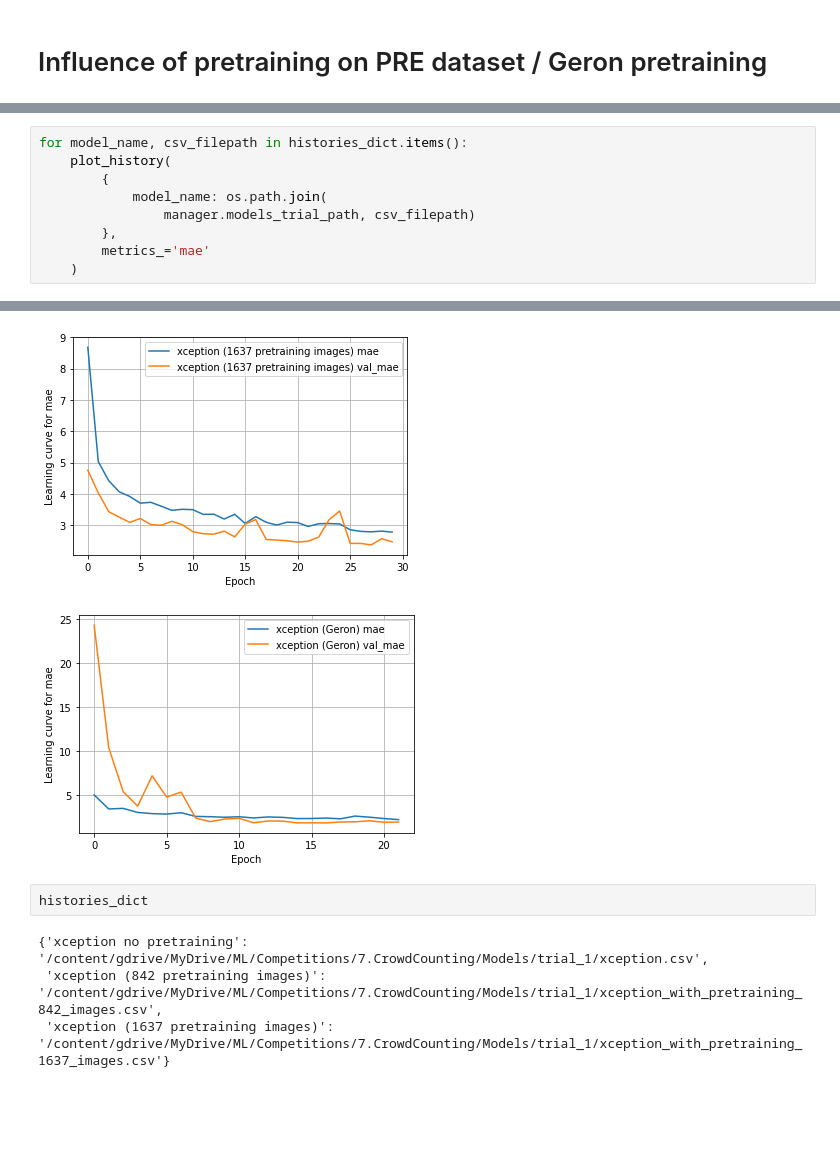
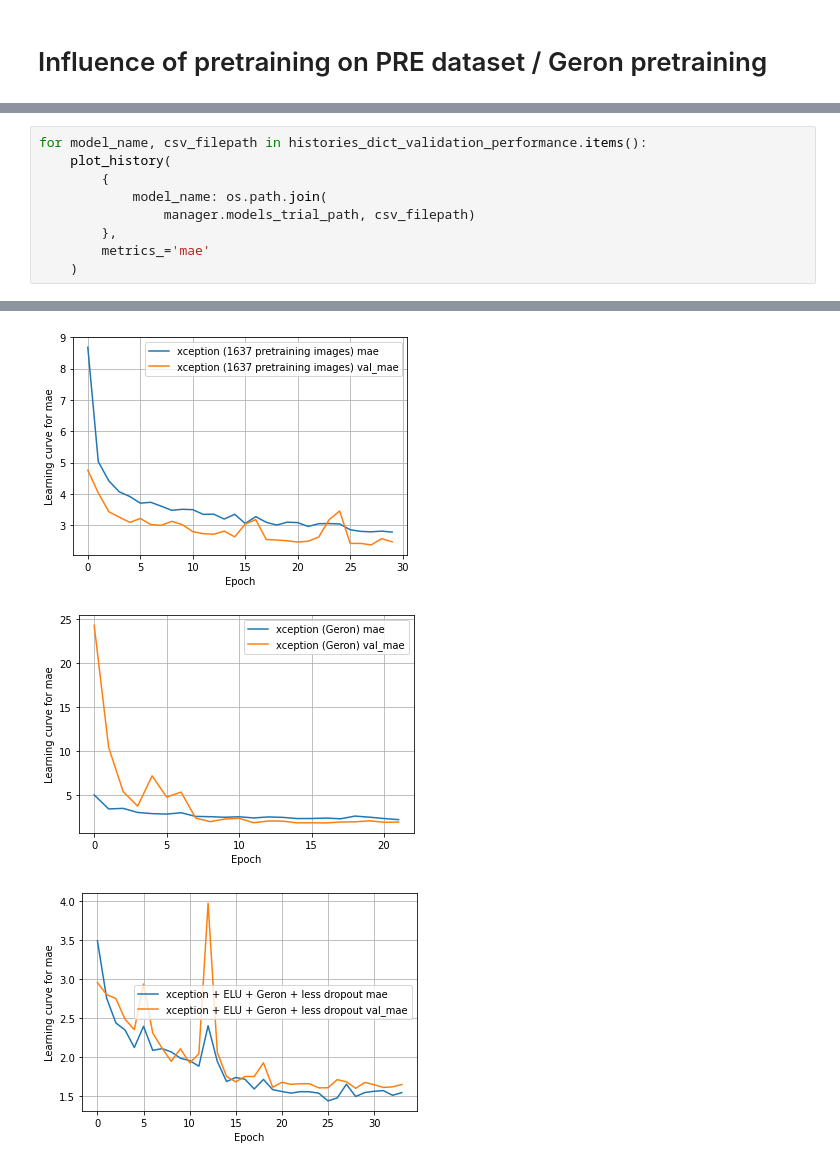
Before and after one commit to PashaIanko/Kaggle.CrowdCounting, a Jupyter notebook: 1_model_comparison.ipynb, the cells around one changed output, grey strips where cells are left out. Cells and saved outputs as stored; diff of their text form; blank space fills up the shorter version.

```diff
--- a/1_model_comparison.ipynb
+++ b/1_model_comparison.ipynb
@@ -996,24 +1019,19 @@ plot_history(
 # %% [output]
 [figure]
 # %%
-for model_name, csv_filepath in histories_dict.items():
+for model_name, csv_filepath in histories_dict_validation_performance.items():
     plot_history(
         {
             model_name: os.path.join(
                 manager.models_trial_path, csv_filepath)
         },
         metrics_='mae'
     )
 # %% [output]
 [figure]
 [figure]
 [figure]
 [figure]
+[figure, added]
-# %%
-histories_dict
-# %% [output]
-{'xception no pretraining': '/content/gdrive/MyDrive/ML/Competitions/7.CrowdCounting/Models/trial_1/xception.csv',
- 'xception (842 pretraining images)': '/content/gdrive/MyDrive/ML/Competitions/7.CrowdCounting/Models/trial_1/xception_with_pretraining_842_images.csv',
- 'xception (1637 pretraining images)': '/content/gdrive/MyDrive/ML/Competitions/7.CrowdCounting/Models/trial_1/xception_with_pretraining_1637_images.csv'}
 # %%
 validation_performances = {}
```
Also changed, not shown: parts of 4 cells of this notebook.
